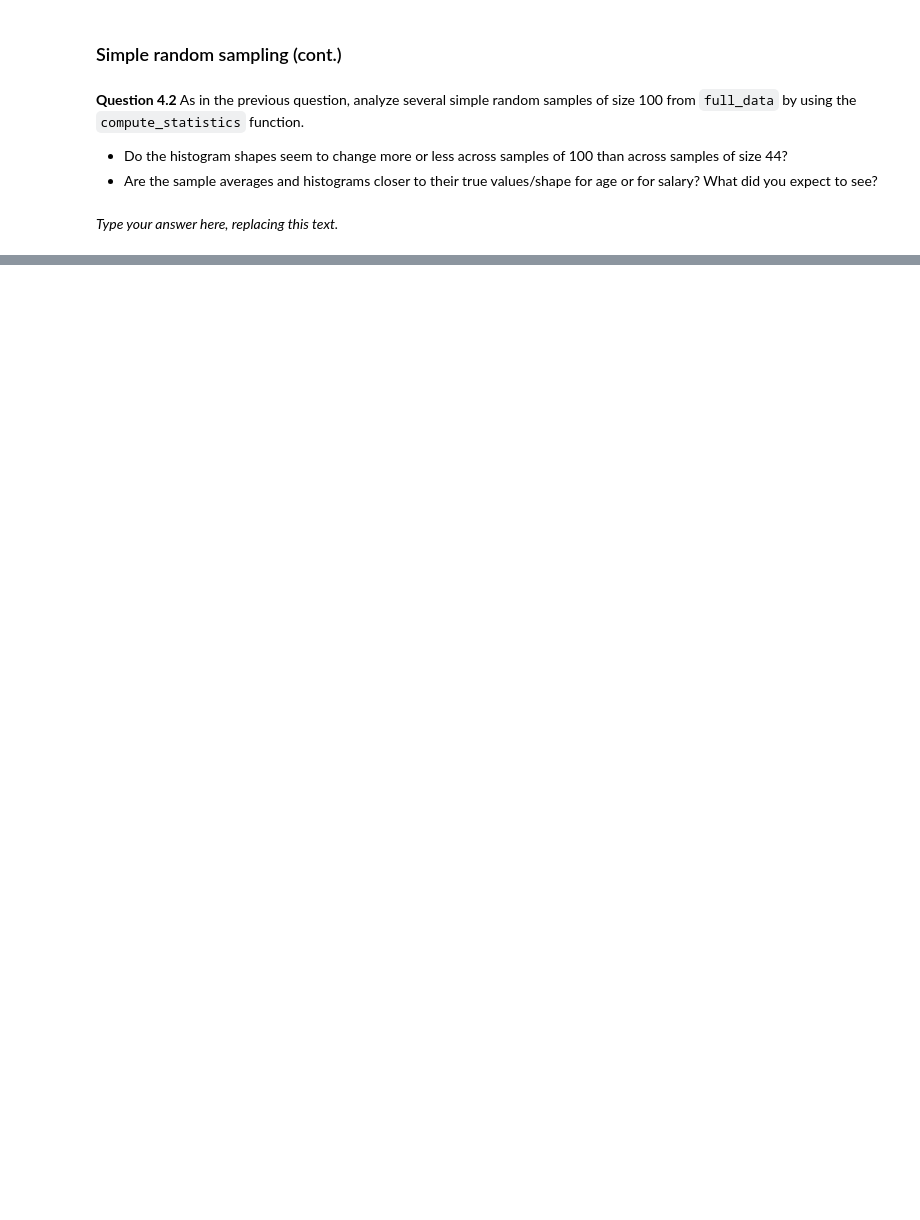
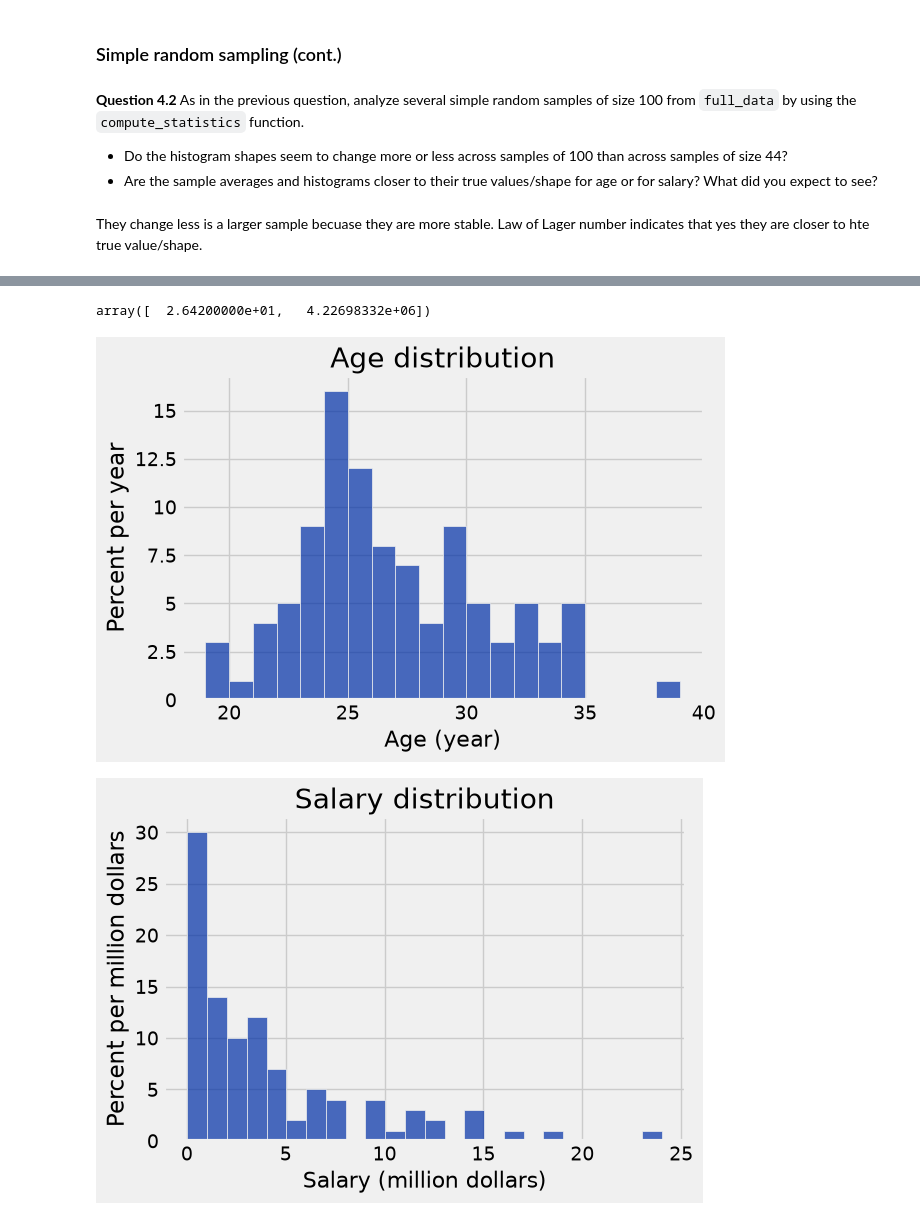
Before and after one commit to Tater-23/Data1, a Jupyter notebook: Lab 5 - Simulation/lab05.ipynb, the cells around one changed output, grey strips where cells are left out. Cells and saved outputs as stored; diff of their text form; code cells hidden in the pictures; blank space fills up the shorter version.

```diff
--- a/Lab 5 - Simulation/lab05.ipynb
+++ b/Lab 5 - Simulation/lab05.ipynb
@@ -417,11 +480,15 @@ grader.check("q41")
 **Question 4.2** As in the previous question, analyze several simple random samples of size 100 from `full_data` by using the `compute_statistics` function.
 - Do the histogram shapes seem to change more or less across samples of 100 than across samples of size 44?
 - Are the sample averages and histograms closer to their true values/shape for age or for salary?  What did you expect to see?
-# %% [markdown]
-_Type your answer here, replacing this text._
+# %% [markdown]
+They change less is a larger sample becuase they are more stable. Law of Lager number indicates that yes they are closer to hte true value/shape.
 # %% [markdown]
 <!-- BEGIN QUESTION -->
 # %%
-my_large_srswor_data = ...
-my_large_stats = ...
+my_large_srswor_data = full_data.sample(100, with_replacement=False)
+my_large_stats = compute_statistics(my_large_srswor_data)
 my_large_stats
+# %% [output]
+array([  2.64200000e+01,   4.22698332e+06])
+[figure, added]
+[figure, added]
```
Also changed, not shown: parts of 20 cells of this notebook, 2 other files.
